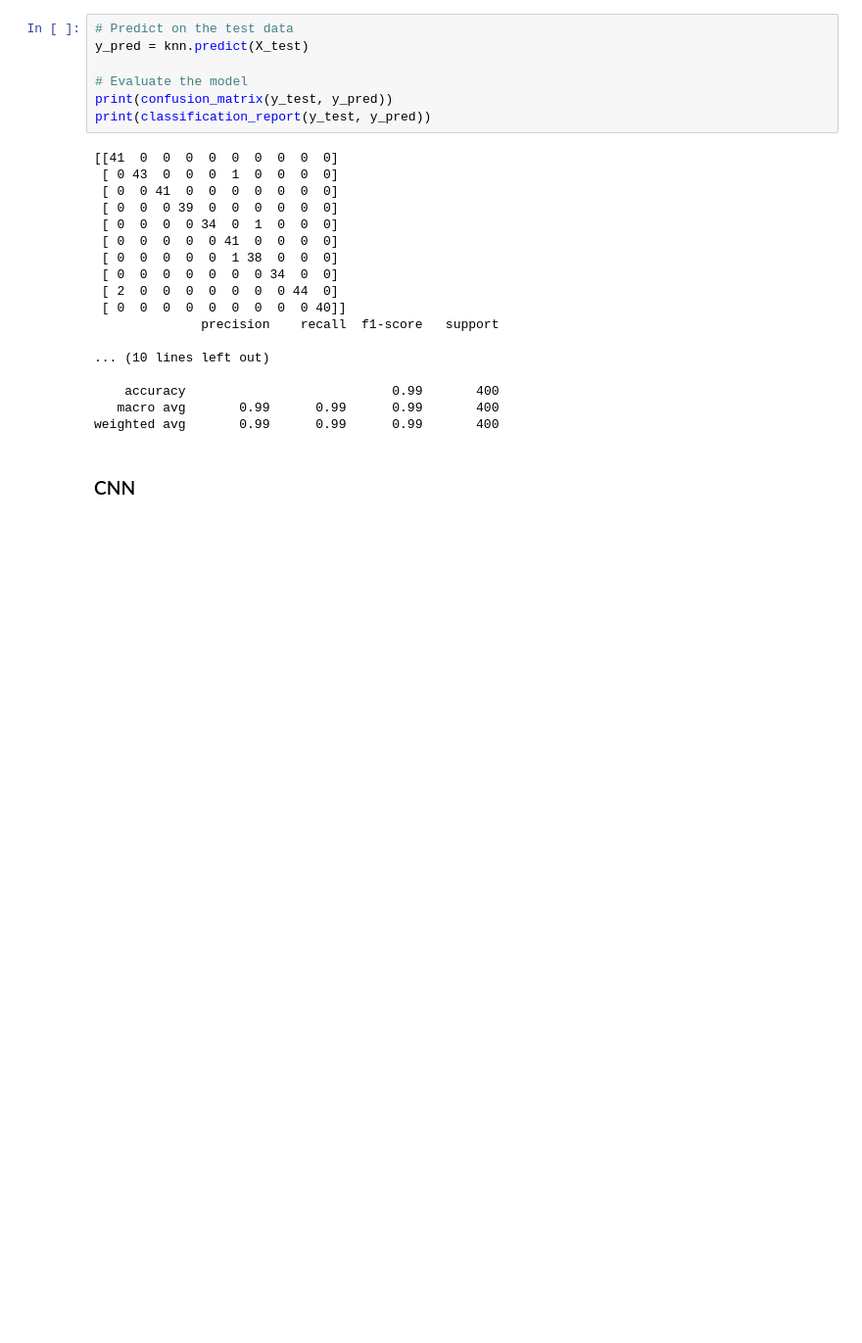
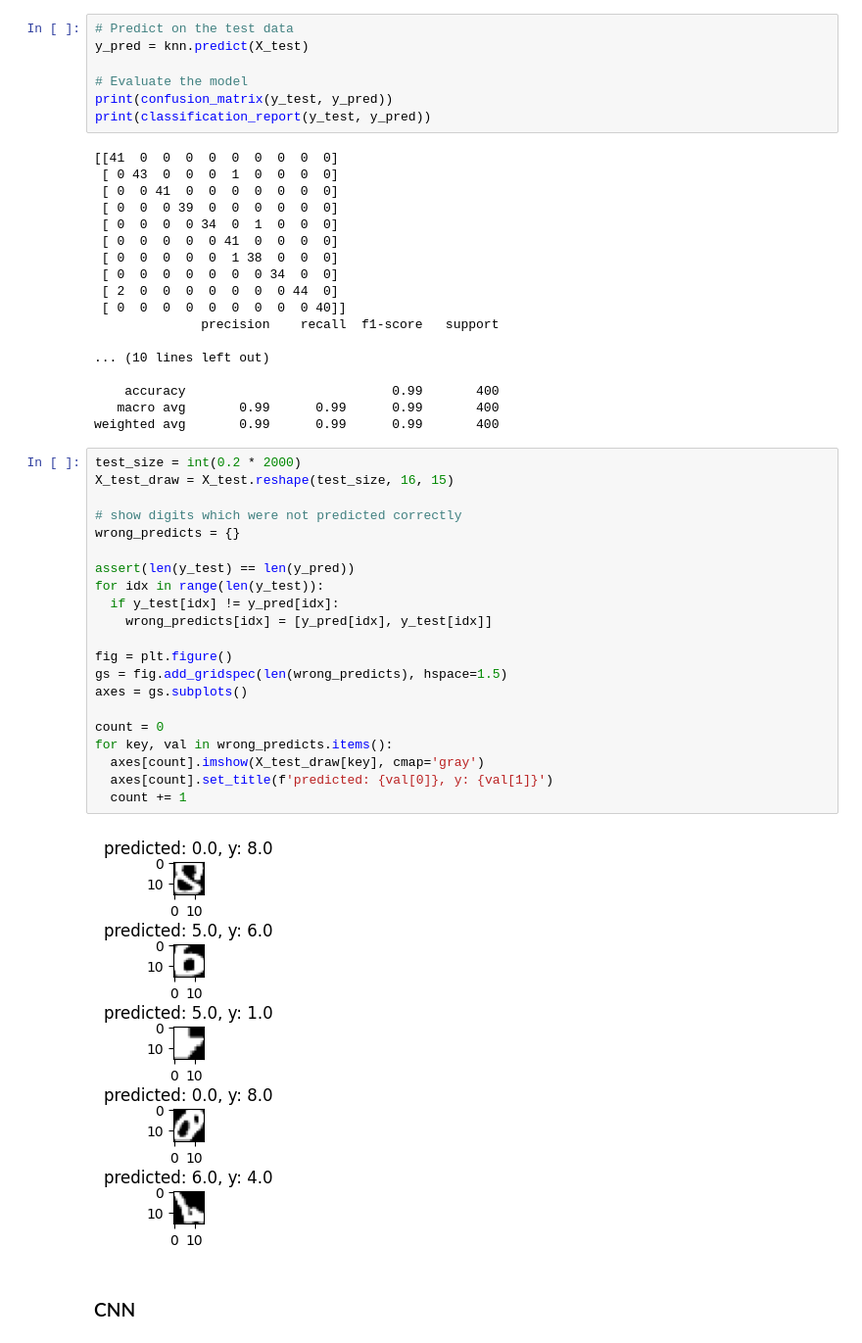
Before and after one commit to LennardKnorke/Rug---Neural-Networks---Course-Project, a Jupyter notebook: MainFile.ipynb, the cells around one changed output. Shown at 98% size. Cells and saved outputs as stored; diff of their text form; blank space fills up the shorter version.

```diff
--- a/MainFile.ipynb
+++ b/MainFile.ipynb
@@ -94,6 +94,29 @@ print(classification_report(y_test, y_pred))
     accuracy                           0.99       400
    macro avg       0.99      0.99      0.99       400
 weighted avg       0.99      0.99      0.99       400
+# %%
+test_size = int(0.2 * 2000)
+X_test_draw = X_test.reshape(test_size, 16, 15)
+
+# show digits which were not predicted correctly
+wrong_predicts = {}
+
+assert(len(y_test) == len(y_pred))
+for idx in range(len(y_test)):
+  if y_test[idx] != y_pred[idx]:
+    wrong_predicts[idx] = [y_pred[idx], y_test[idx]]
+
+fig = plt.figure()
+gs = fig.add_gridspec(len(wrong_predicts), hspace=1.5)
+axes = gs.subplots()
+
+count = 0
+for key, val in wrong_predicts.items():
+  axes[count].imshow(X_test_draw[key], cmap='gray')
+  axes[count].set_title(f'predicted: {val[0]}, y: {val[1]}')
+  count += 1
+# %% [output]
+[figure, added]
 # %% [markdown]
 ### CNN
 # %% [markdown]
```
Also changed, not shown: parts of 4 cells of this notebook.
